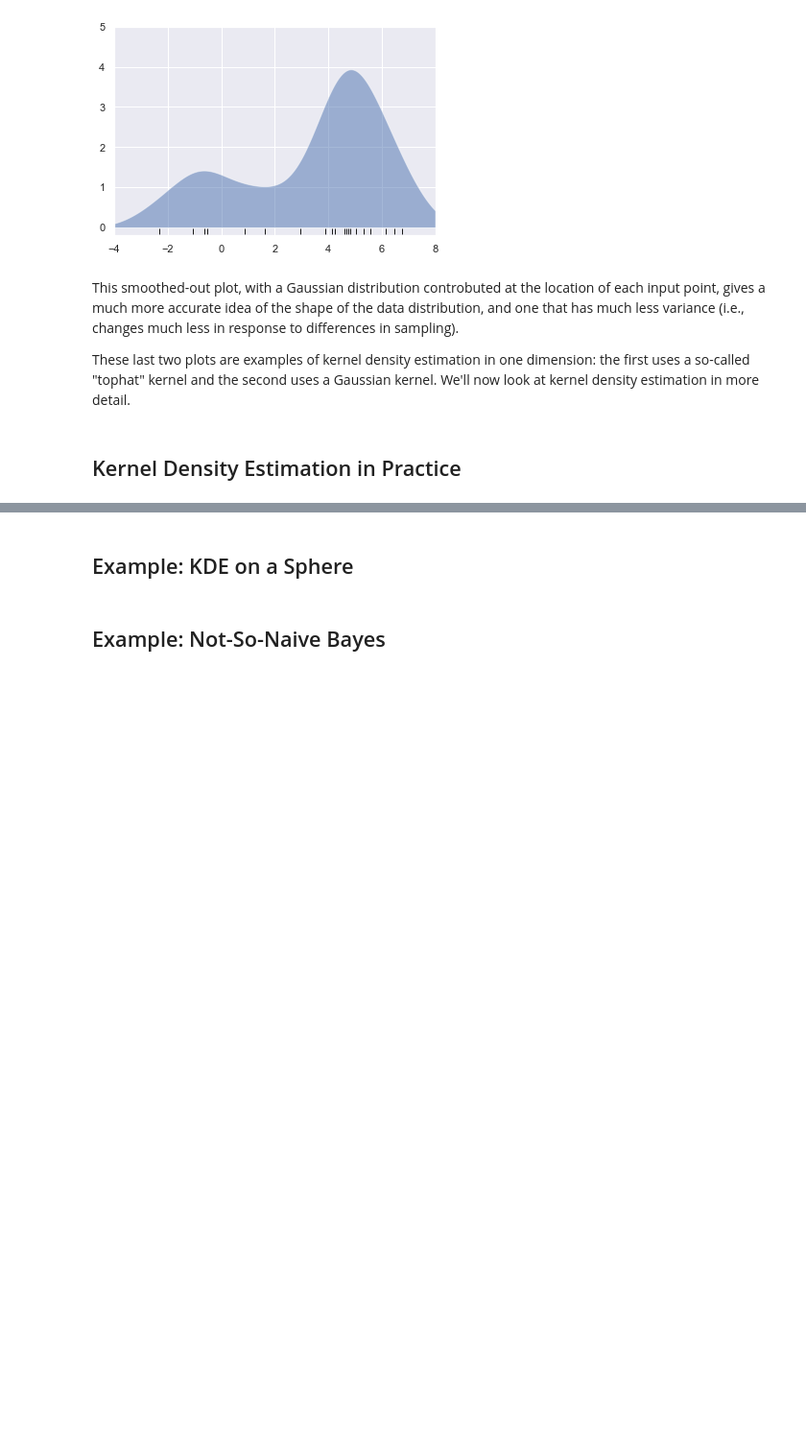
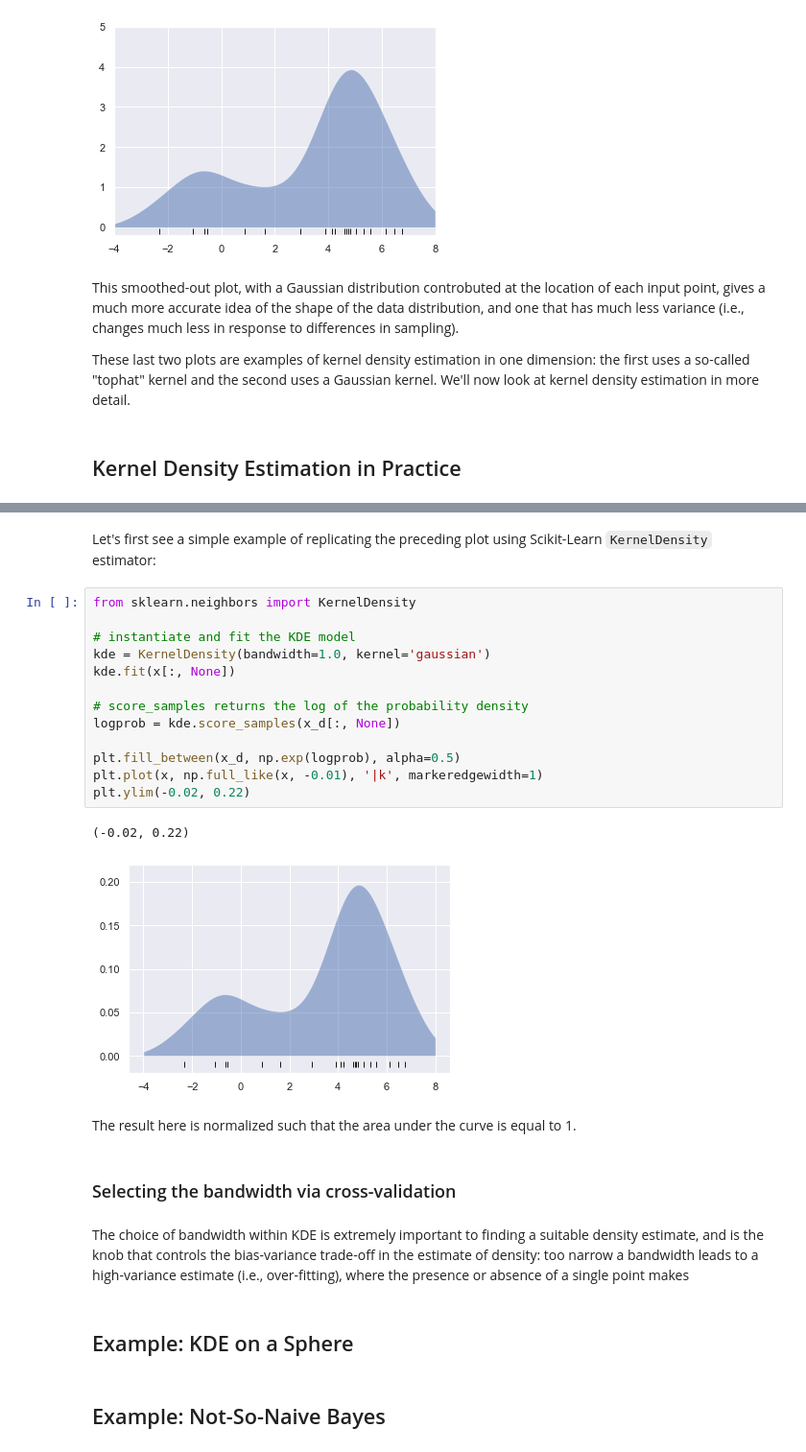
Before and after one commit to UlrikeBoehm/PythonDataScience, a Jupyter notebook: 05_MachineLearning/13_InDepth_Kernel_Density_Estimation.ipynb, the cells around one changed output, grey strips where cells are left out. Shown at 96% size. Drawn from its saved outputs; the diff is of its cells as text; blank space fills up the shorter version.

Commit message:
Added bandwidth via cross-validation Section

```diff
--- a/05_MachineLearning/13_InDepth_Kernel_Density_Estimation.ipynb
+++ b/05_MachineLearning/13_InDepth_Kernel_Density_Estimation.ipynb
@@ -116,3 +118,27 @@ The free oarameters of kernal density estimation are the **kernel**, which speci
+# %% [markdown]
+Let's first see a simple example of replicating the preceding plot using Scikit-Learn `KernelDensity` estimator:
+# %%
+from sklearn.neighbors import KernelDensity
+
+# instantiate and fit the KDE model
+kde = KernelDensity(bandwidth=1.0, kernel='gaussian')
+kde.fit(x[:, None])
+
+# score_samples returns the log of the probability density
+logprob = kde.score_samples(x_d[:, None])
+
+plt.fill_between(x_d, np.exp(logprob), alpha=0.5)
+plt.plot(x, np.full_like(x, -0.01), '|k', markeredgewidth=1)
+plt.ylim(-0.02, 0.22)
+# %% [output]
+(-0.02, 0.22)
+[figure, added]
+# %% [markdown]
+The result here is normalized such that the area under the curve is equal to 1.
+# %% [markdown]
+### Selecting the bandwidth via cross-validation
+# %% [markdown]
+The choice of bandwidth within KDE is extremely important to finding a suitable density estimate, and is the knob that controls the bias-variance trade-off in the estimate of density: too narrow a bandwidth leads to a high-variance estimate (i.e., over-fitting), where the presence or absence of a single point makes
 # %% [markdown]
 ## Example: KDE on a Sphere
 # %% [markdown]
```
Also changed, not shown: parts of 2 cells of this notebook.
